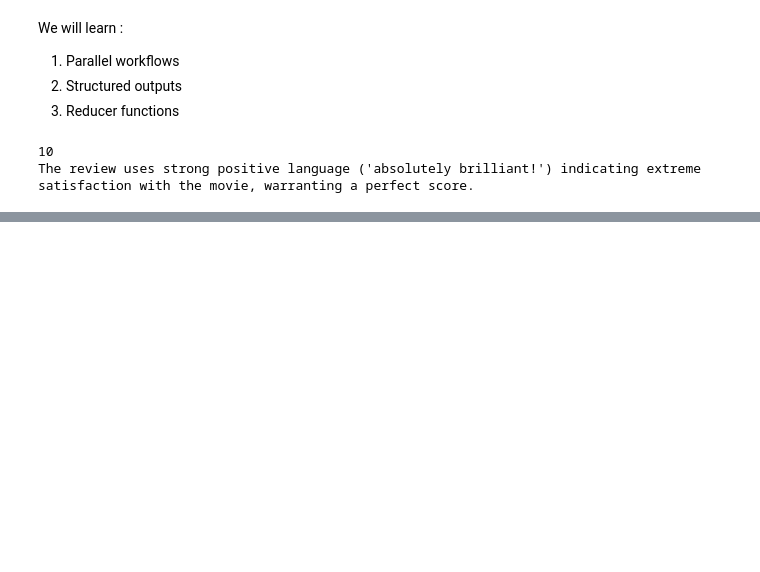
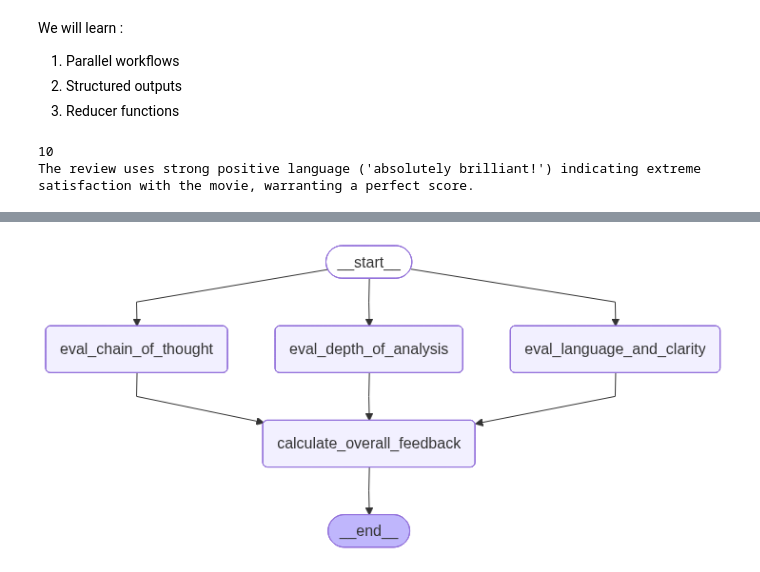
Before and after one commit to Shubhmeep/Agentic_AI, a Jupyter notebook: langGraph/session_2.ipynb, the cells around one changed output, grey strips where cells are left out. Cells and saved outputs as stored; diff of their text form; code cells hidden in the pictures; blank space fills up the shorter version.

Commit message:
session - 2 parallel workflows done

```diff
--- a/langGraph/session_2.ipynb
+++ b/langGraph/session_2.ipynb
@@ -132,3 +132,102 @@ The review uses strong positive language ('absolutely brilliant!') indicating ex
 ![image.png](attachment:image.png)
 # %% [markdown]
 ![image.png](attachment:image.png)
+# %%
+from langgraph.graph import StateGraph, START, END
+from typing import TypedDict, Annotated
+import operator
+from pydantic import BaseModel
+from langchain_google_genai import ChatGoogleGenerativeAI
+from langchain_core.prompts import ChatPromptTemplate
+from dotenv import load_dotenv
+
+load_dotenv()
+
+################################################################
+# Defining the Model and Output Structure for Essay Evaluation
+################################################################
+model = ChatGoogleGenerativeAI(
+    model="gemini-2.5-flash",
+    temperature=1.0,
+    max_tokens=None,
+    timeout=None
+)
+
+class EssayEvaluationSchema(BaseModel):
+    feedback: str
+    score: int
+
+structured_llm = model.with_structured_output(EssayEvaluationSchema)
+
+#################################################################
+# Defining the State Graph for Essay Evaluation Workflow
+#################################################################
+
+class EvaluateEssayState(TypedDict):
+    essay: str
+    language_feedback: str
+    analysis_feedback: str
+    clarity_feedback: str
+    overall_feedback: str
+    individual_scores: Annotated[list[int], operator.add]  # This will be used to collect scores from parallel nodes
+
+
+# define the graph
+graph = StateGraph(EvaluateEssayState)
+
+# define the functions for each node
+def eval_chain_of_thought(state: EvaluateEssayState) -> EvaluateEssayState:
+    prompt = f"Evaluate the chain of thought in the essay: {state['essay']}"
+    result = structured_llm.invoke(prompt)
+    return {
+        "language_feedback": result.feedback,
+        "individual_scores": [result.score]  # list with one item, reducer collects it
+    }
+
+def eval_depth_of_analysis(state: EvaluateEssayState) -> EvaluateEssayState:
+    prompt = f"Evaluate the depth of analysis in the essay: {state['essay']}"
+    result = structured_llm.invoke(prompt)
+    return {
+        "analysis_feedback": result.feedback,
+        "individual_scores": [result.score]  # list with one item, reducer collects it
+    }
+
+def eval_language_and_clarity(state: EvaluateEssayState) -> EvaluateEssayState:
+    prompt = f"Evaluate the language and clarity in the essay: {state['essay']}"
+    result = structured_llm.invoke(prompt)
+    return {
+        "clarity_feedback": result.feedback,
+        "individual_scores": [result.score]  # list with one item, reducer collects it
+    }
+
+def calculate_overall_feedback(state: EvaluateEssayState) -> EvaluateEssayState:
+    prompt = f"Based on the following feedback, provide an overall evaluation and score for the essay:\n\nChain of Thought Feedback: {state['language_feedback']}\nDepth of Analysis Feedback: {state['analysis_feedback']}\nLanguage and Clarity Feedback: {state['clarity_feedback']}"
+    result = structured_llm.invoke(prompt)
+    return {
+        "overall_feedback": result.feedback
+    }
+
+# define the nodes for evaluating the essay
+graph.add_node("eval_chain_of_thought", eval_chain_of_thought)
+graph.add_node("eval_depth_of_analysis", eval_depth_of_analysis)
+graph.add_node("eval_language_and_clarity", eval_language_and_clarity)
+graph.add_node("calculate_overall_feedback", calculate_overall_feedback)
+
+# step - 2 : add edges to define the workflow
+graph.add_edge(START, "eval_chain_of_thought")
+graph.add_edge(START, "eval_depth_of_analysis")
+graph.add_edge(START, "eval_language_and_clarity")
+
+graph.add_edge("eval_chain_of_thought", "calculate_overall_feedback")
+graph.add_edge("eval_depth_of_analysis", "calculate_overall_feedback")
+graph.add_edge("eval_language_and_clarity", "calculate_overall_feedback")
+graph.add_edge("calculate_overall_feedback", END)
+
+# step - 3 : compile the graph
+workflow = graph.compile()
+
+# step - 4 : visualize the graph
+from IPython.display import Image
+Image(workflow.get_graph().draw_mermaid_png())
+# %% [output]
+[figure, added]
```
Also changed, not shown: parts of 1 cell of this notebook, 1 other file.
